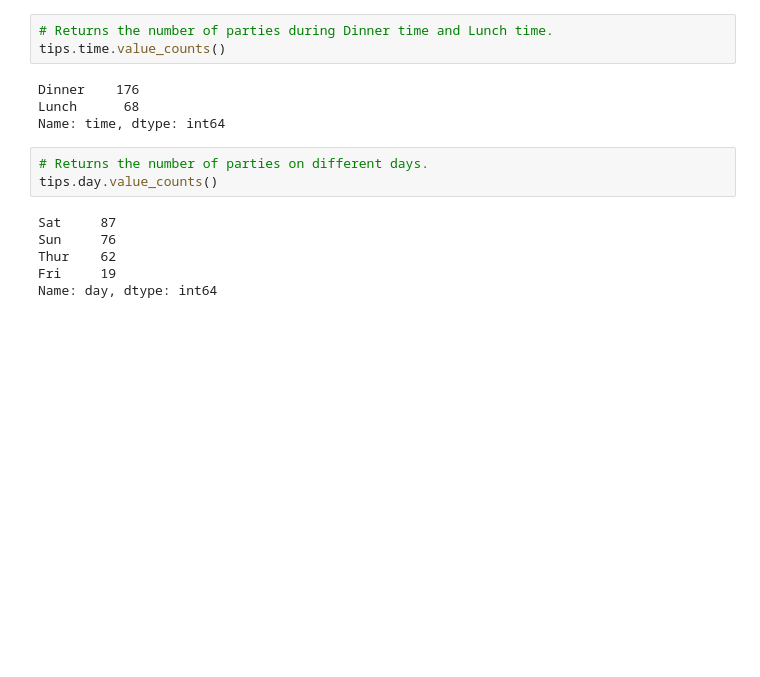
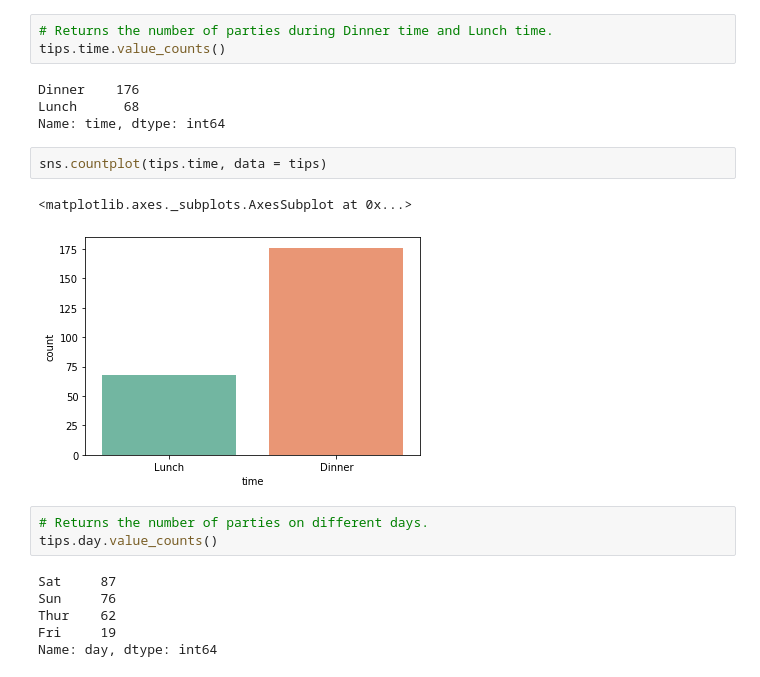
Before and after one commit to amacuga/fundamentals-assessment, a Jupyter notebook: Assessment.ipynb, the cells around one changed output. Saved outputs shown, nothing was run; the diff lists cells and outputs as text; blank space fills up the shorter version.

```diff
--- a/Assessment.ipynb
+++ b/Assessment.ipynb
@@ -79,6 +89,11 @@ tips.time.value_counts()
 Dinner    176
 Lunch      68
 Name: time, dtype: int64
+# %%
+sns.countplot(tips.time, data = tips)
+# %% [output]
+<matplotlib.axes._subplots.AxesSubplot at 0x...>
+[figure, added]
 # %%
 # Returns the number of parties on different days.
 tips.day.value_counts()
```
Also changed, not shown: parts of 5 cells of this notebook.
